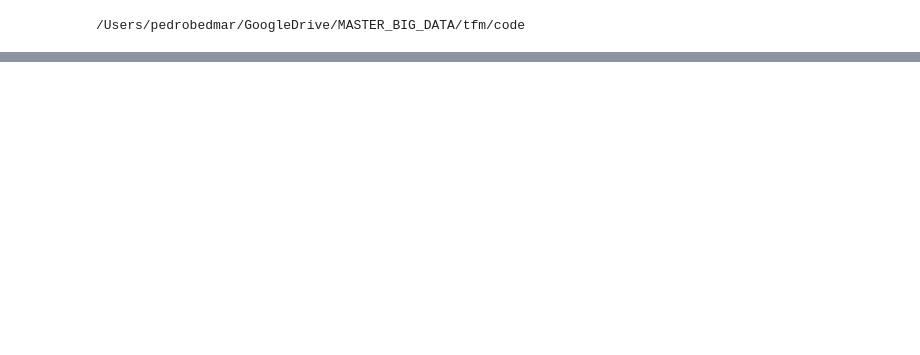
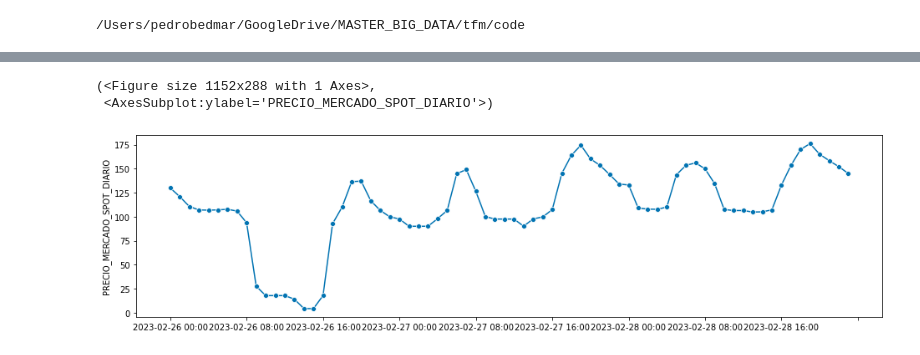
Before and after one commit to pbedmar/tfm, a Jupyter notebook: lab/hourly_analysis.ipynb, the cells around one changed output, grey strips where cells are left out. Drawn from its saved outputs; the diff is of its cells as text; code cells hidden in the pictures; blank space fills up the shorter version.

```diff
--- a/lab/hourly_analysis.ipynb
+++ b/lab/hourly_analysis.ipynb
@@ -194,0 +23,6 @@ No artists with labels found to put in legend.  Note that artists whose label st
+# %%
+plot_series(esios_spot.tail(72))
+# %% [output]
+(<Figure size 1152x288 with 1 Axes>,
+ <AxesSubplot:ylabel='PRECIO_MERCADO_SPOT_DIARIO'>)
+[figure, added]
```
Also changed, not shown: parts of 60 cells of this notebook, 3 other files.
